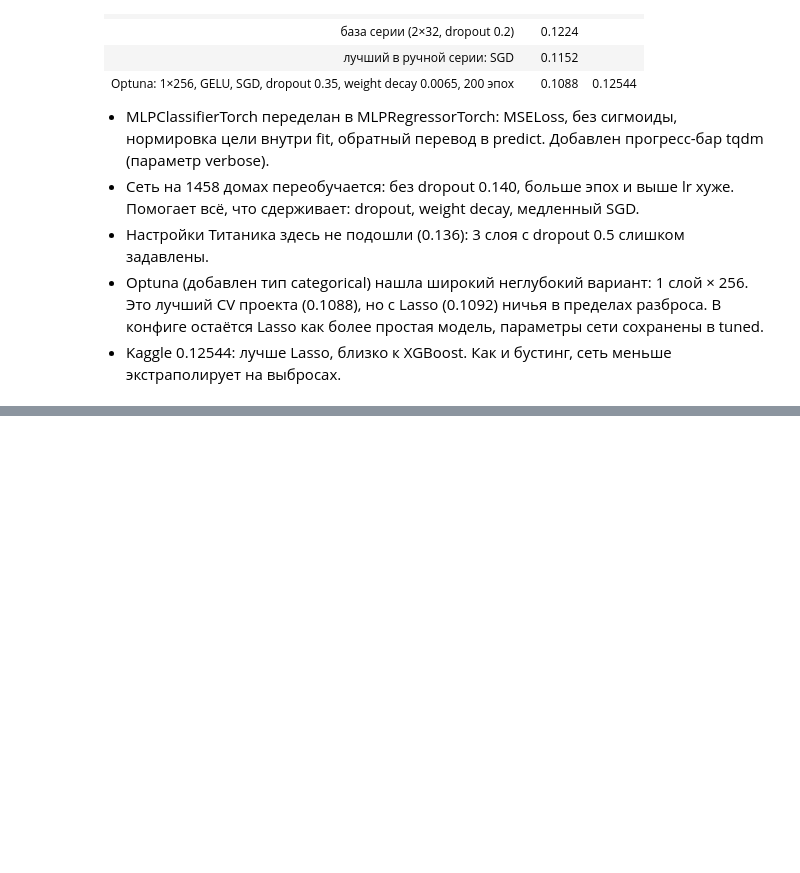
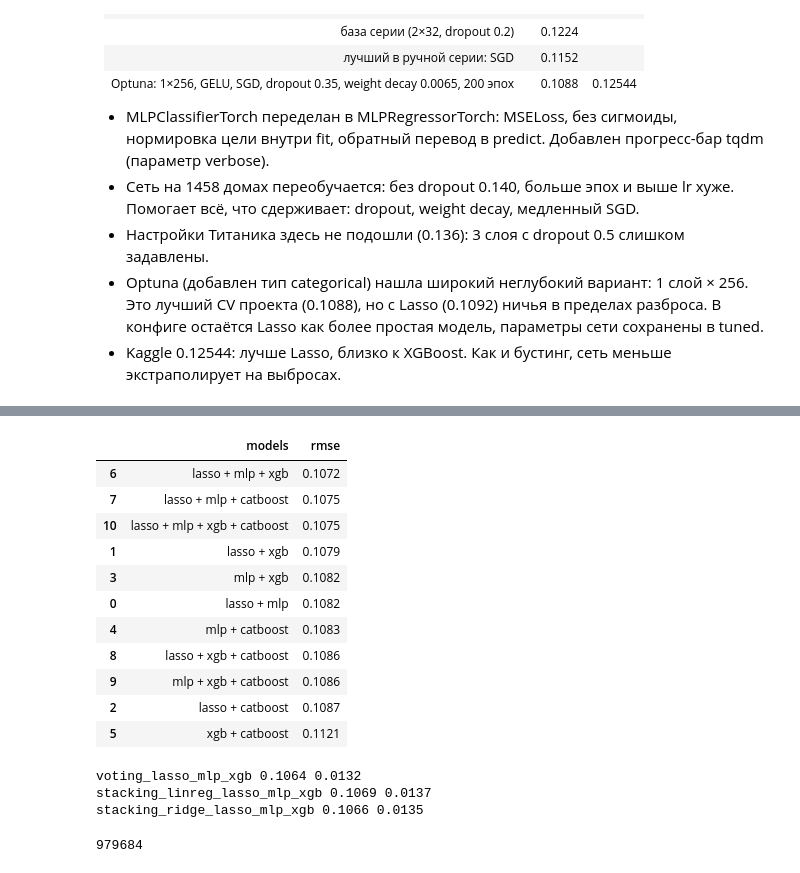
Before and after one commit to dakrilo/kaggle-house-prices, a Jupyter notebook: experiments.ipynb, the cells around one changed output, grey strips where cells are left out. Cells and saved outputs as stored; diff of their text form; code cells hidden in the pictures; blank space fills up the shorter version.

Commit message:
Ensembles: OOF correlations, averaging, Voting and Stacking; Voting best

```diff
--- a/experiments.ipynb
+++ b/experiments.ipynb
@@ -642,0 +684,64 @@ save_submission(test_ids, test_pred, cfg, "mlp_optuna")
+# %%
+# 9.2 Среднее OOF-предсказаний по всем комбинациям моделей
+from itertools import combinations
+
+def rmse(pred):
+    """RMSE предсказаний pred относительно y."""
+    return np.sqrt(((pred - y) ** 2).mean())
+
+rows = []
+for k in [2, 3, 4]:
+    for combo in combinations(oof.columns, k):
+        # среднее по выбранным столбцам для каждого дома
+        blend = oof[list(combo)].mean(axis=1)
+        rows.append({"models": " + ".join(combo), "rmse": round(rmse(blend), 4)})
+
+blends = pd.DataFrame(rows).sort_values("rmse")
+blends
+# %% [output]
+|  | models | rmse |
+| 6 | lasso + mlp + xgb | 0.1072 |
+| 7 | lasso + mlp + catboost | 0.1075 |
+| 10 | lasso + mlp + xgb + catboost | 0.1075 |
+| 1 | lasso + xgb | 0.1079 |
+| 3 | mlp + xgb | 0.1082 |
+| 0 | lasso + mlp | 0.1082 |
+| 4 | mlp + catboost | 0.1083 |
+| 8 | lasso + xgb + catboost | 0.1086 |
+| 9 | mlp + xgb + catboost | 0.1086 |
+| 2 | lasso + catboost | 0.1087 |
+| 5 | xgb + catboost | 0.1121 |
+# %%
+# 9.3 Voting и Stacking из лучшей тройки
+from sklearn.ensemble import StackingRegressor, VotingRegressor
+from sklearn.linear_model import LinearRegression, Ridge
+
+best_trio = ["lasso", "mlp", "xgb"]
+estimators = [(name, build_named(name, members[name])) for name in best_trio]
+features = list(config.features.numeric) + list(config.features.categorical) + list(config.features.log_numeric)
+
+ensembles = {
+    "voting_lasso_mlp_xgb": VotingRegressor(estimators=estimators),
+    "stacking_linreg_lasso_mlp_xgb": StackingRegressor(estimators=estimators, final_estimator=LinearRegression()),
+    "stacking_ridge_lasso_mlp_xgb": StackingRegressor(estimators=estimators, final_estimator=Ridge(alpha=1.0)),
+}
+
+ens_test_pred = {}
+for name, model in ensembles.items():
+    scores, ens_test_pred[name] = cross_validate(model, X, y, X_test, config)
+    log_result(config, name, {"members": best_trio}, features, scores)
+    print(name, round(scores.mean(), 4), round(scores.std(), 4))
+# %% [output]
+voting_lasso_mlp_xgb 0.1064 0.0132
+stacking_linreg_lasso_mlp_xgb 0.1069 0.0137
+stacking_ridge_lasso_mlp_xgb 0.1066 0.0135
+# %%
+# 9.4 Сабмит Voting-ансамбля
+test_pred = ens_test_pred["voting_lasso_mlp_xgb"]
+save_submission(test_ids, test_pred, config, "voting_lasso_mlp_xgb")
+
+# прогноз для дома-выброса 2550 в долларах
+idx_2550 = (test_ids == 2550).to_numpy()
+print(round(np.expm1(test_pred[idx_2550][0])))
+# %% [output]
+979684
```
Also changed, not shown: parts of 3 cells of this notebook.
